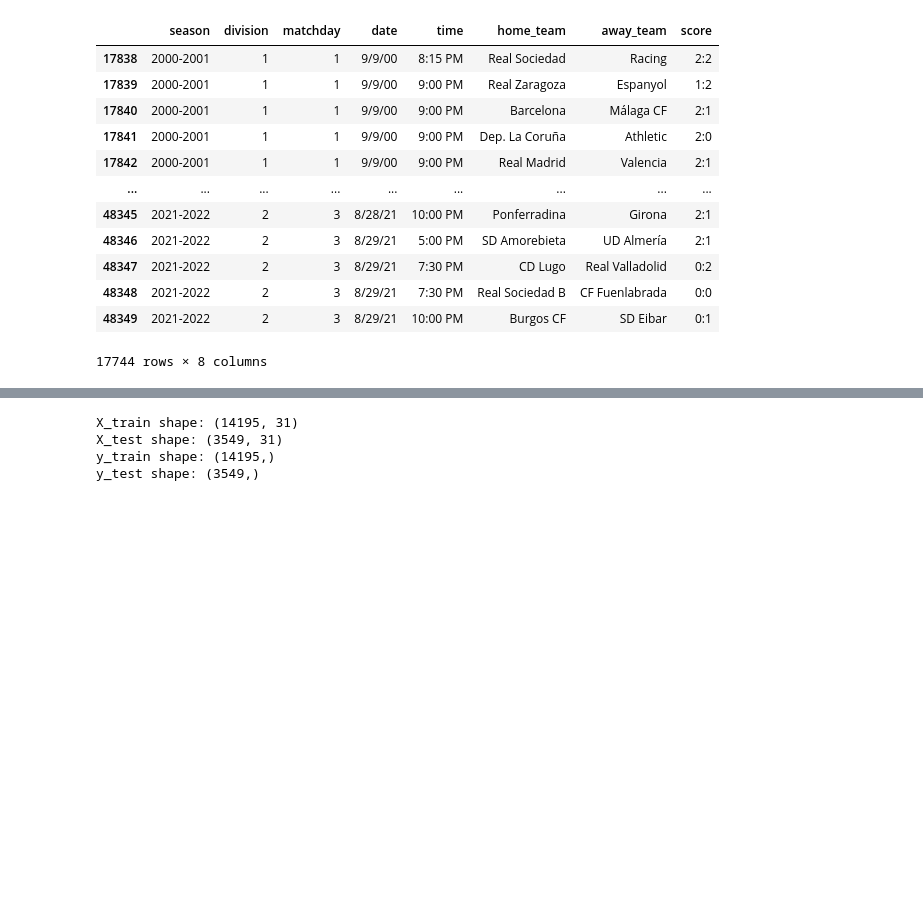
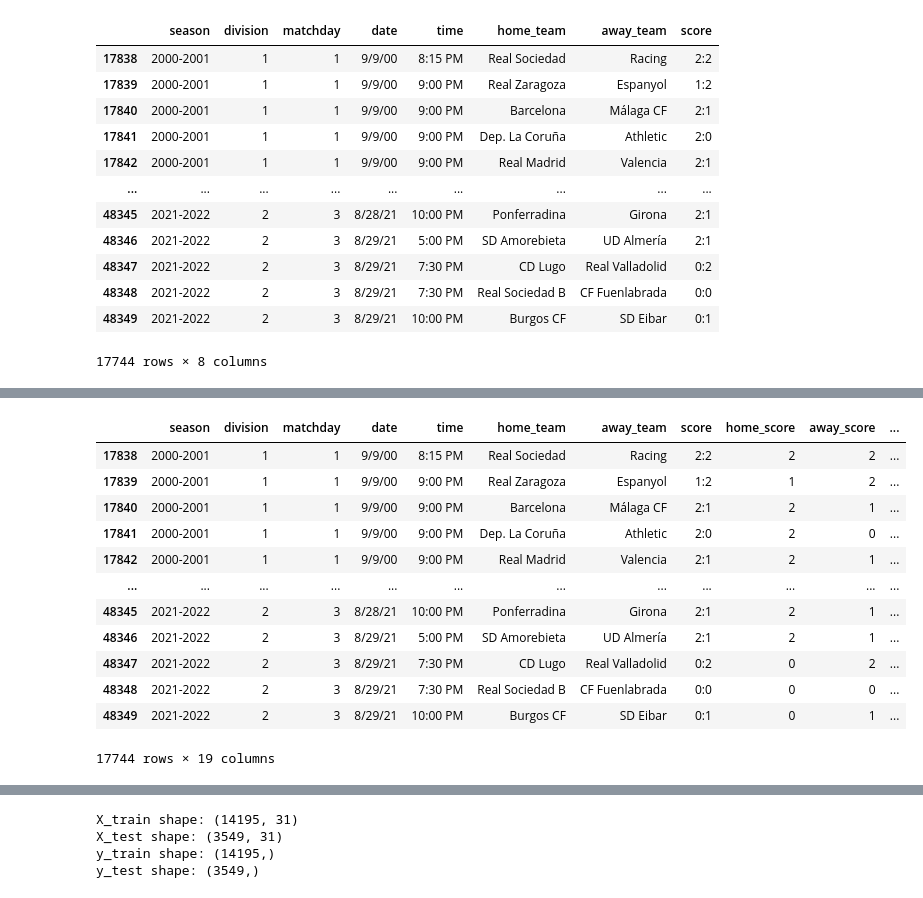
Before and after one commit to ManuIluro22/LaLiga, a Jupyter notebook: analysis/quiniela_pere.ipynb, the cells around one changed output, grey strips where cells are left out. Cells and saved outputs as stored; diff of their text form; code cells hidden in the pictures; blank space fills up the shorter version.

```diff
--- a/analysis/quiniela_pere.ipynb
+++ b/analysis/quiniela_pere.ipynb
@@ -20,11 +20,7 @@ import matplotlib.pyplot as plt
 import os
 import warnings
 
-# Imports / Data etc
-!wget -q https://github.com/tinchit0/la-quiniela/raw/refs/heads/main/laliga.sqlite -O laliga.db
-warnings.filterwarnings("ignore")
-
-conn = sqlite3.connect('laliga.db')
+conn = sqlite3.connect('../laliga.sqlite')
 df = pd.read_sql_query("SELECT * FROM Matches", conn)
 df = df.dropna(axis = 'index' , how = 'all')
 display(df.head())
@@ -56,3 +52,7 @@ df
 | 48348 | 2021-2022 | 2 | 3 | 8/29/21 | 7:30 PM | Real Sociedad B | CF Fuenlabrada | 0:0 |
 | 48349 | 2021-2022 | 2 | 3 | 8/29/21 | 10:00 PM | Burgos CF | SD Eibar | 0:1 |
 17744 rows × 8 columns
+# %%
+for team1 in df['away_team'].unique():
+    for team2 in df['home_team'].unique():
+        print(team1, " : ", team2)
@@ -58,0 +77,54 @@ df
+# %%
+# Separate the home score and the away score.
+df[['home_score', 'away_score']] = df['score'].str.split(':', expand=True)
+df['home_score'] = pd.to_numeric(df['home_score'])
+df['away_score'] = pd.to_numeric(df['away_score'])
+
+# Define whether it is a home or away win.
+df['result'] = df.apply(lambda row: 'Home Win' if row['home_score'] > row['away_score']
+                                        else 'Away Win' if row['home_score'] < row['away_score']
+                                        else 'Draw', axis=1)
+
+# Calculate wins, losses, and ties for home and away teams
+df['home_win'] = df['result'].apply(lambda x: 1 if x == 'Home Win' else 0)
+df['away_win'] = df['result'].apply(lambda x: 1 if x == 'Away Win' else 0)
+df['tie'] = df['result'].apply(lambda x: 1 if x == 'Draw' else 0)
+
+for team1 in df['away_team'].unique():
+    for team2 in df['home_team'].unique():
+
+        # Create a subset of matches between the two teams
+        matches = df[((df['home_team'] == team1) & (df['away_team'] == team2)) |
+                            ((df['home_team'] == team2) & (df['away_team'] == team1))]
+
+        # Calculate wins and ties using home_win and away_win columns
+        wins_team1 = matches.apply(lambda row: row['home_win'] if row['home_team'] == team1 else row['away_win'], axis=1).sum()
+        wins_team2 = matches.apply(lambda row: row['home_win'] if row['home_team'] == team2 else row['away_win'], axis=1).sum()
+        ties = matches['tie'].sum()
+
+        # Calculate total goals using home_score and away_score columns
+        goals_team1 = matches.apply(lambda row: row['home_score'] if row['home_team'] == team1 else row['away_score'], axis=1).sum()
+        goals_team2 = matches.apply(lambda row: row['away_score'] if row['home_team'] == team1 else row['home_score'], axis=1).sum()
+
+        df.loc[(df['home_team'] == team1) & (df['away_team'] == team2), 'h2h_wins_home'] = wins_team1
+        df.loc[(df['home_team'] == team1) & (df['away_team'] == team2), 'h2h_wins_away'] = wins_team2
+        df.loc[(df['home_team'] == team1) & (df['away_team'] == team2), 'h2h_goals_home'] = goals_team1
+        df.loc[(df['home_team'] == team1) & (df['away_team'] == team2), 'h2h_goals_away'] = goals_team2
+        df.loc[(df['home_team'] == team1) & (df['away_team'] == team2), 'ties'] = ties
+
+
+df
+# %% [output]
+|  | season | division | matchday | date | time | home_team | away_team | score | home_score | away_score | ... |
+| 17838 | 2000-2001 | 1 | 1 | 9/9/00 | 8:15 PM | Real Sociedad | Racing | 2:2 | 2 | 2 | ... |
+| 17839 | 2000-2001 | 1 | 1 | 9/9/00 | 9:00 PM | Real Zaragoza | Espanyol | 1:2 | 1 | 2 | ... |
+| 17840 | 2000-2001 | 1 | 1 | 9/9/00 | 9:00 PM | Barcelona | Málaga CF | 2:1 | 2 | 1 | ... |
+| 17841 | 2000-2001 | 1 | 1 | 9/9/00 | 9:00 PM | Dep. La Coruña | Athletic | 2:0 | 2 | 0 | ... |
+| 17842 | 2000-2001 | 1 | 1 | 9/9/00 | 9:00 PM | Real Madrid | Valencia | 2:1 | 2 | 1 | ... |
+| ... | ... | ... | ... | ... | ... | ... | ... | ... | ... | ... | ... |
+| 48345 | 2021-2022 | 2 | 3 | 8/28/21 | 10:00 PM | Ponferradina | Girona | 2:1 | 2 | 1 | ... |
+| 48346 | 2021-2022 | 2 | 3 | 8/29/21 | 5:00 PM | SD Amorebieta | UD Almería | 2:1 | 2 | 1 | ... |
+| 48347 | 2021-2022 | 2 | 3 | 8/29/21 | 7:30 PM | CD Lugo | Real Valladolid | 0:2 | 0 | 2 | ... |
+| 48348 | 2021-2022 | 2 | 3 | 8/29/21 | 7:30 PM | Real Sociedad B | CF Fuenlabrada | 0:0 | 0 | 0 | ... |
+| 48349 | 2021-2022 | 2 | 3 | 8/29/21 | 10:00 PM | Burgos CF | SD Eibar | 0:1 | 0 | 1 | ... |
+17744 rows × 19 columns
```
Also changed, not shown: parts of 5 cells of this notebook.
